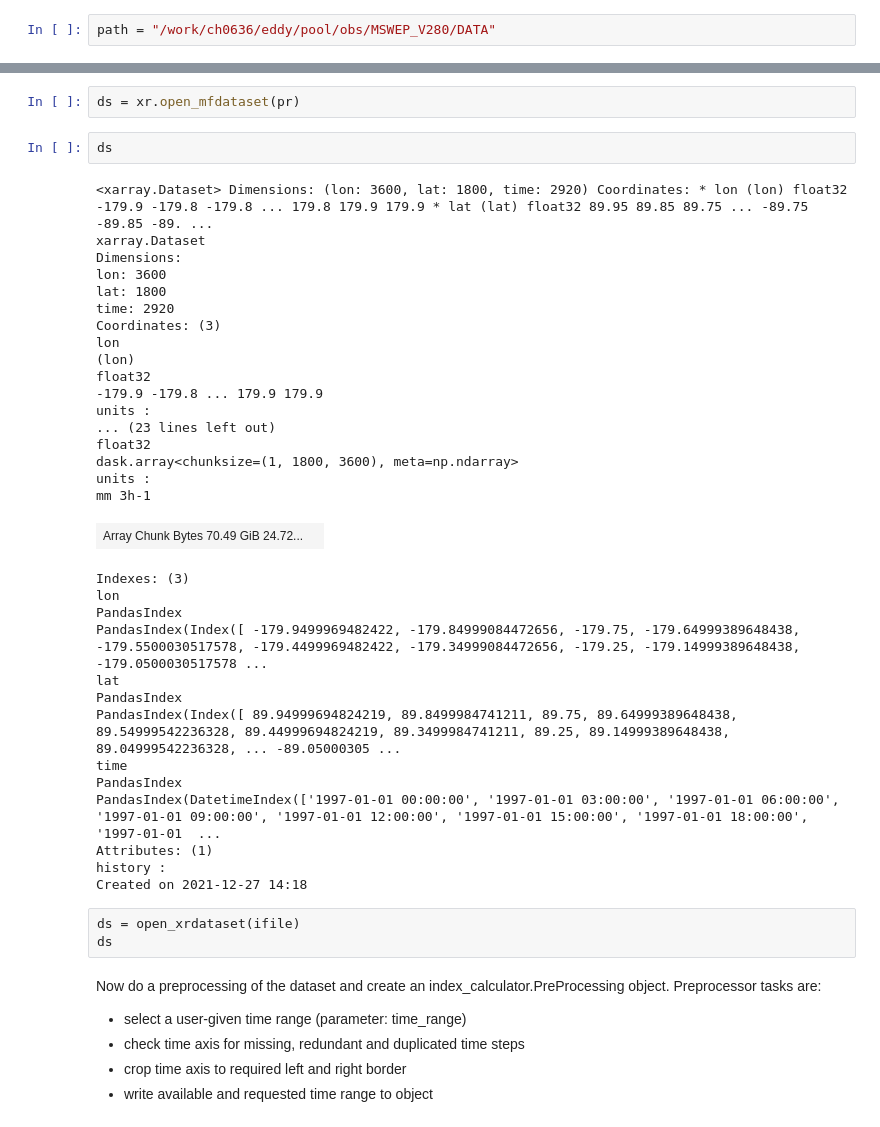
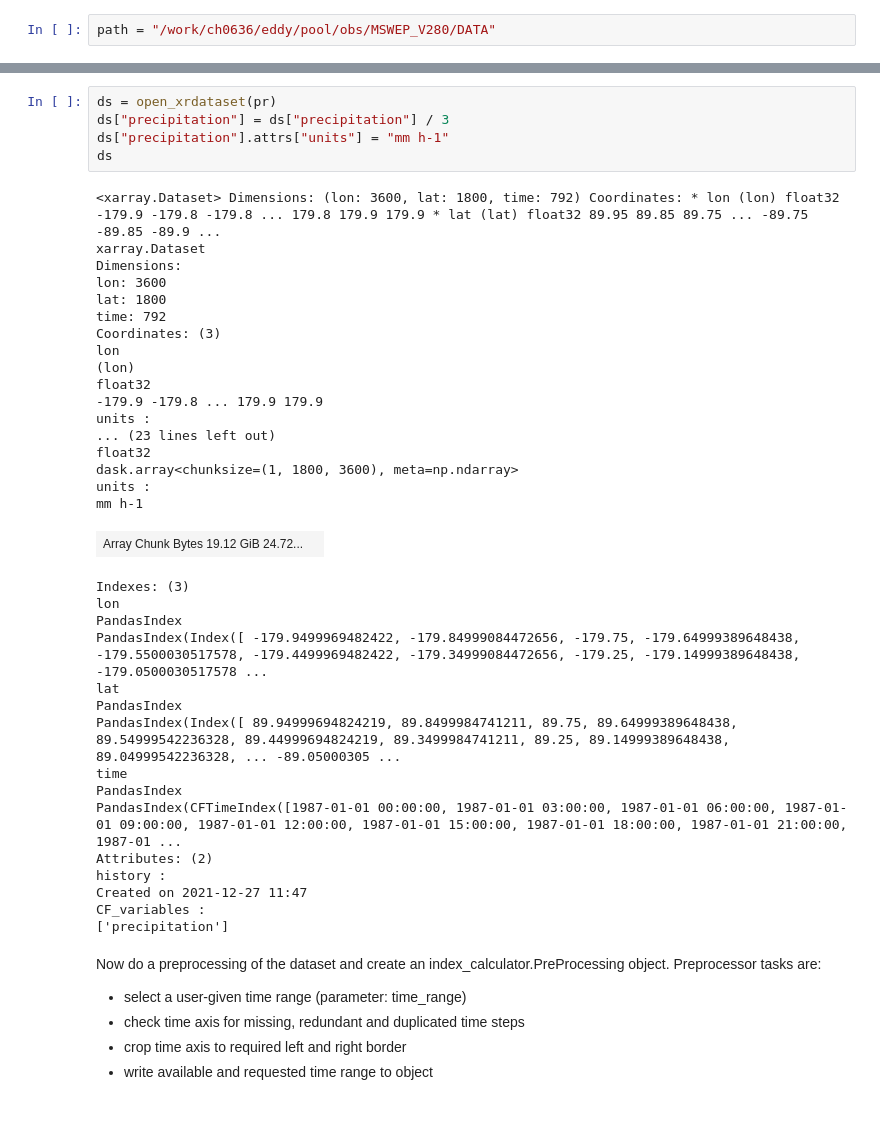
Before and after one commit to climate-service-center/index_calculator, a Jupyter notebook: notebooks/DD_computation.ipynb, the cells around one changed output, grey strips where cells are left out. Saved outputs shown, nothing was run; the diff lists cells and outputs as text.

```diff
--- a/notebooks/DD_computation.ipynb
+++ b/notebooks/DD_computation.ipynb
@@ -57,42 +57,42 @@ pr
-# %%
-ds = xr.open_mfdataset(pr)
-# %%
-ds
-# %% [output]
-<xarray.Dataset> Dimensions: (lon: 3600, lat: 1800, time: 2920) Coordinates: * lon (lon) float32 -179.9 -179.8 -179.8 ... 179.8 179.9 179.9 * lat (lat) float32 89.95 89.85 89.75 ... -89.75 -89.85 -89. ...
-xarray.Dataset
-Dimensions:
-lon: 3600
-lat: 1800
-time: 2920
-Coordinates: (3)
-lon
-(lon)
-float32
--179.9 -179.8 ... 179.9 179.9
-units :
-... (23 lines left out)
-float32
-dask.array<chunksize=(1, 1800, 3600), meta=np.ndarray>
-units :
-mm 3h-1
-| Array Chunk Bytes 70.49 GiB 24.72... |  |
-Indexes: (3)
-lon
-PandasIndex
-PandasIndex(Index([ -179.9499969482422, -179.84999084472656, -179.75, -179.64999389648438, -179.5500030517578, -179.4499969482422, -179.34999084472656, -179.25, -179.14999389648438, -179.0500030517578 ...
-lat
-PandasIndex
-PandasIndex(Index([ 89.94999694824219, 89.8499984741211, 89.75, 89.64999389648438, 89.54999542236328, 89.44999694824219, 89.3499984741211, 89.25, 89.14999389648438, 89.04999542236328, ... -89.05000305 ...
-time
-PandasIndex
-PandasIndex(DatetimeIndex(['1997-01-01 00:00:00', '1997-01-01 03:00:00', '1997-01-01 06:00:00', '1997-01-01 09:00:00', '1997-01-01 12:00:00', '1997-01-01 15:00:00', '1997-01-01 18:00:00', '1997-01-01  ...
-Attributes: (1)
-history :
-Created on 2021-12-27 14:18
-# %% [raw]
-ds = open_xrdataset(ifile)
-ds
+# %%
+ds = open_xrdataset(pr)
+ds["precipitation"] = ds["precipitation"] / 3
+ds["precipitation"].attrs["units"] = "mm h-1"
+ds
+# %% [output]
+<xarray.Dataset> Dimensions: (lon: 3600, lat: 1800, time: 792) Coordinates: * lon (lon) float32 -179.9 -179.8 -179.8 ... 179.8 179.9 179.9 * lat (lat) float32 89.95 89.85 89.75 ... -89.75 -89.85 -89.9 ...
+xarray.Dataset
+Dimensions:
+lon: 3600
+lat: 1800
+time: 792
+Coordinates: (3)
+lon
+(lon)
+float32
+-179.9 -179.8 ... 179.9 179.9
+units :
+... (23 lines left out)
+float32
+dask.array<chunksize=(1, 1800, 3600), meta=np.ndarray>
+units :
+mm h-1
+| Array Chunk Bytes 19.12 GiB 24.72... |  |
+Indexes: (3)
+lon
+PandasIndex
+PandasIndex(Index([ -179.9499969482422, -179.84999084472656, -179.75, -179.64999389648438, -179.5500030517578, -179.4499969482422, -179.34999084472656, -179.25, -179.14999389648438, -179.0500030517578 ...
+lat
+PandasIndex
+PandasIndex(Index([ 89.94999694824219, 89.8499984741211, 89.75, 89.64999389648438, 89.54999542236328, 89.44999694824219, 89.3499984741211, 89.25, 89.14999389648438, 89.04999542236328, ... -89.05000305 ...
+time
+PandasIndex
+PandasIndex(CFTimeIndex([1987-01-01 00:00:00, 1987-01-01 03:00:00, 1987-01-01 06:00:00, 1987-01-01 09:00:00, 1987-01-01 12:00:00, 1987-01-01 15:00:00, 1987-01-01 18:00:00, 1987-01-01 21:00:00, 1987-01 ...
+Attributes: (2)
+history :
+Created on 2021-12-27 11:47
+CF_variables :
+['precipitation']
 # %% [markdown]
 Now do a preprocessing of the dataset and create an index_calculator.PreProcessing object.
 Preprocessor tasks are:
```
Also changed, not shown: parts of 12 cells of this notebook, 1 other file.
